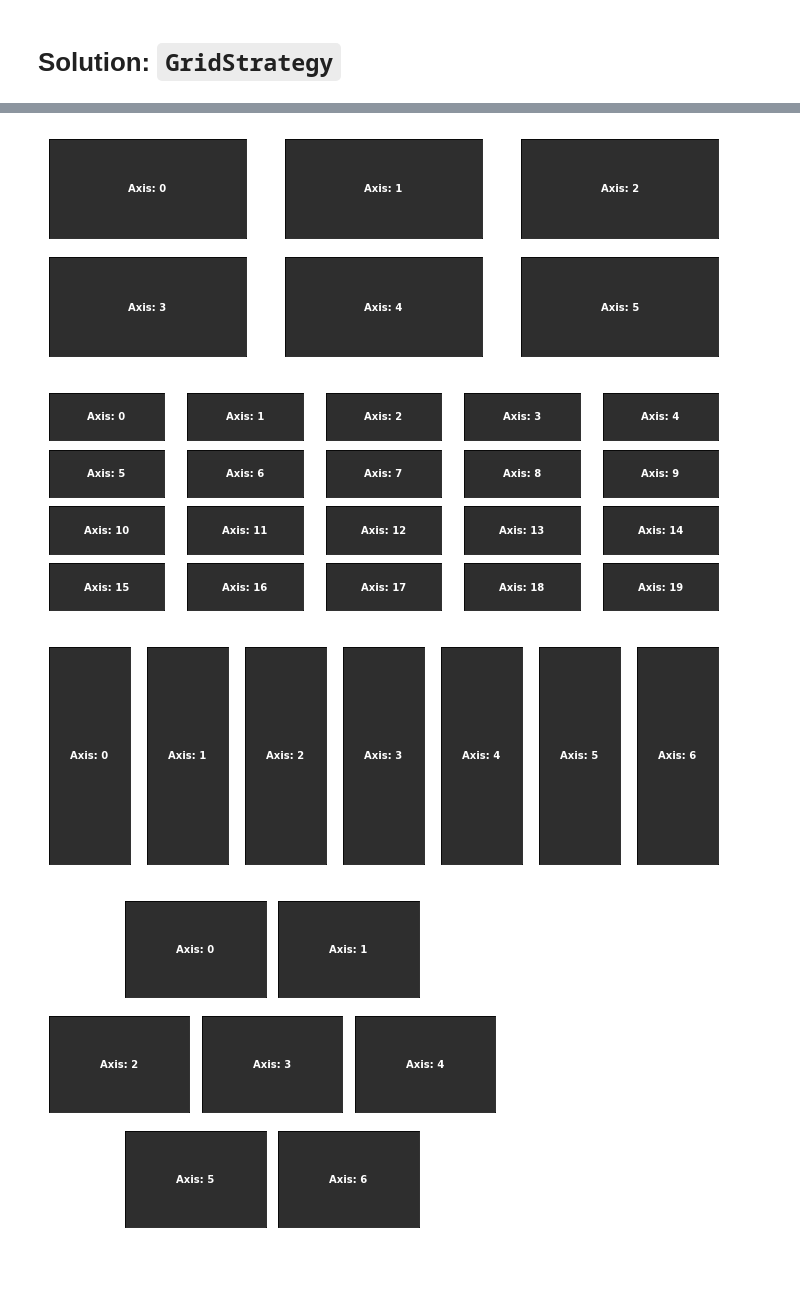
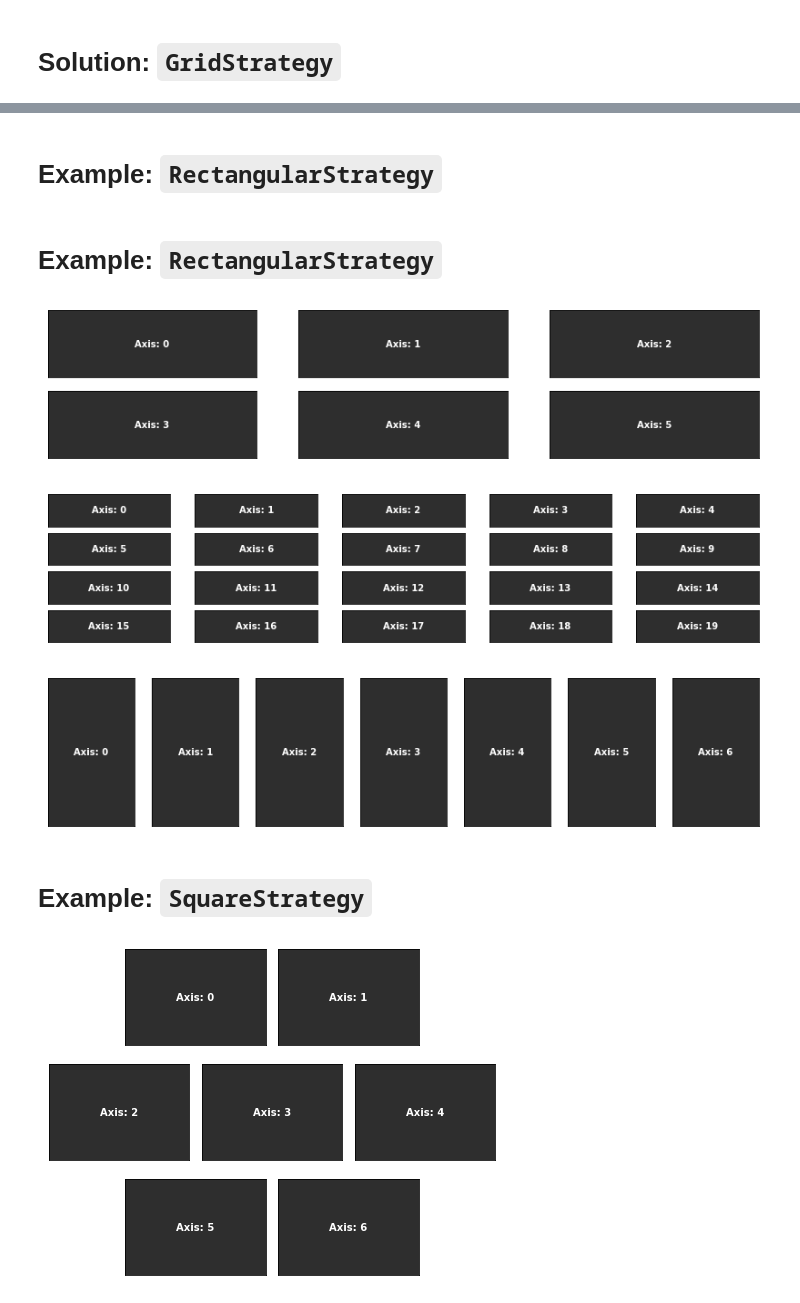
Before and after one commit to pganssle/lightning-talks, a Jupyter notebook: grid-strategy/notebook.ipynb, the cells around one changed output, grey strips where cells are left out. Saved outputs shown, nothing was run; the diff lists cells and outputs as text; code cells hidden in the pictures; blank space fills up the shorter version.

Commit message:
Update with strategy examples.

```diff
--- a/grid-strategy/notebook.ipynb
+++ b/grid-strategy/notebook.ipynb
@@ -97,15 +125,43 @@ plot_some_stuff(*make_data_inputs(12), subplot_grid)
+# %% [markdown]
+# Example: `RectangularStrategy`
+# %%
+class RectangularStrategy(GridStrategy):
+    """Provide a nearest-to-square rectangular grid."""
+
+    @classmethod
+    def get_grid_arrangement(cls, n):
+        """
+        Retrieves the grid arrangement that is the nearest-to-square rectangular
+        arrangement of plots.
+        """
+        # May not work for very large n because of the float sqrt
+        # Get the two closest factors (may have problems for very large n)
+        step = 2 if n % 2 else 1
+        for i in range(int(np.sqrt(n)), 0, -step):
+            if n % i == 0:
+                x, y = n // i, i
+                break
+        else:
+            x, y = n, 1
+
+        # Convert this into a grid arrangement
+        return tuple(x for i in range(y))
+# %% [markdown]
+# Example: `RectangularStrategy`
 # %%
-test_grid_arrangement(6, RectangularStrategy())
+test_grid_arrangement(6, RectangularStrategy(), figsize=(14, 3))
 # %% [output]
-[figure, old version]
+[figure, new version]
 # %%
-test_grid_arrangement(20, RectangularStrategy())
+test_grid_arrangement(20, RectangularStrategy(), figsize=(14, 3))
 # %% [output]
-[figure, old version]
+[figure, new version]
 # %%
-test_grid_arrangement(7, RectangularStrategy())
+test_grid_arrangement(7, RectangularStrategy(), figsize=(14, 3))
 # %% [output]
-[figure, old version]
+[figure, new version]
+# %% [markdown]
+# Example: `SquareStrategy`
 # %%
 test_grid_arrangement(7, SquareStrategy())
 # %% [output]
```
Also changed, not shown: parts of 11 cells of this notebook, 1 other file.
